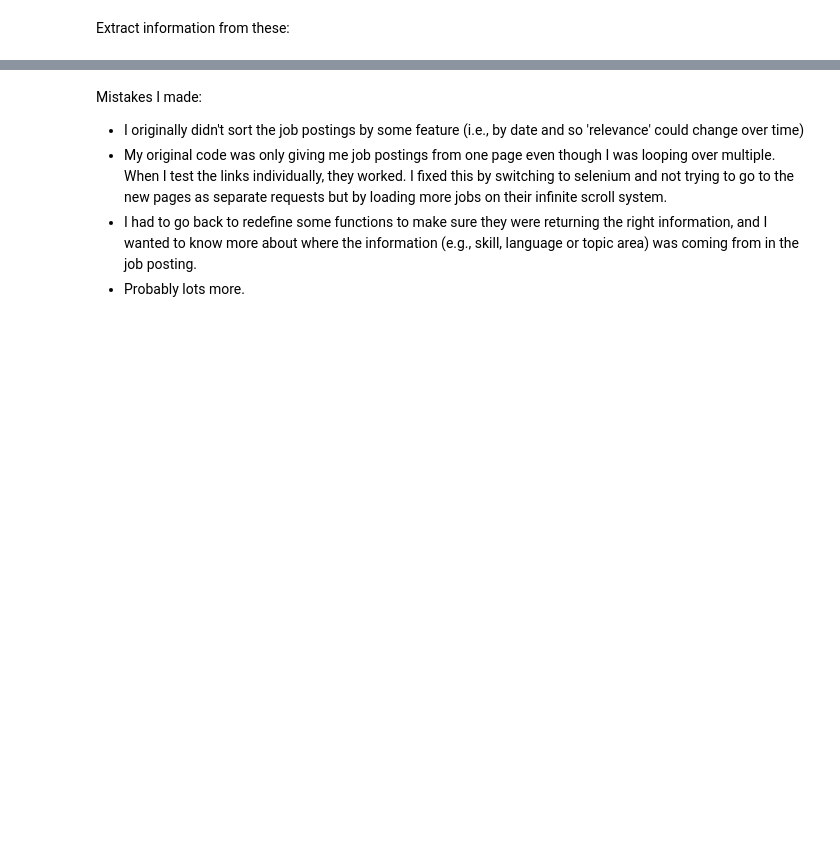
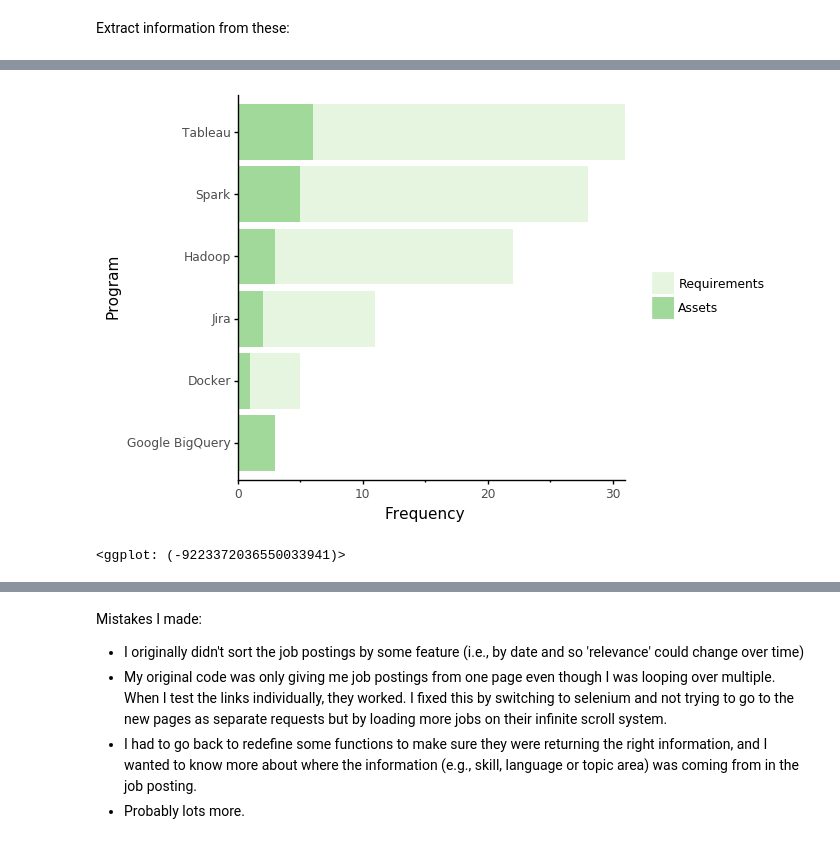
Before and after one commit to timcashion/DS_Jobs_Vancouver, a Jupyter notebook: LinkedIn_Vancouver_Data_Scientists.ipynb, the cells around one changed output, grey strips where cells are left out. Drawn from its saved outputs; the diff is of its cells as text; code cells hidden in the pictures; blank space fills up the shorter version.

```diff
--- a/LinkedIn_Vancouver_Data_Scientists.ipynb
+++ b/LinkedIn_Vancouver_Data_Scientists.ipynb
@@ -389,26 +422,31 @@ skills_summary_lang = sort_df(skills_summary_lang, var_col="attribute")
 # %%
 
 programs = ["tableau", "docker", "bigquery", "jira", "spark", "hadoop"]
 
 prog_clean = {"tableau": "Tableau",
              "docker": "Docker",
              "bigquery": "Google BigQuery",
              "jira" : "Jira",
              "spark": "Spark",
              "hadoop": "Hadoop"}
 
 skills_summary_prog = skills_summary_df[skills_summary_df.attribute.isin(programs)]
 skills_summary_prog = skills_summary_prog.replace(to_replace=prog_clean)
 
 skills_summary_prog = sort_df(skills_summary_prog, var_col="attribute")
 
-(p9.ggplot(skills_summary_prog, p9.aes('attribute', 'value', fill='type', show_legend=False)) +
+soft_plot= (p9.ggplot(skills_summary_prog, p9.aes('attribute', 'value', fill='type', show_legend=False)) +
  p9.geom_col() +
  p9.coord_flip() +
  p9.scale_y_continuous(expand=[0,0]) +
- p9.labs(y="Frequency", x="Program") +
+ p9.labs(y="Frequency", x="Program", fill="") +
  p9.scale_fill_brewer(palette= "Greens")
 )
+soft_plot.save(filename = 'soft_plot.png', height=5, width=5, units = 'in', dpi=1000)
+soft_plot
+# %% [output]
+[figure, added]
+<ggplot: (-9223372036550033941)>
 # %%
 #Education basic
 
```
Also changed, not shown: parts of 22 cells of this notebook.
